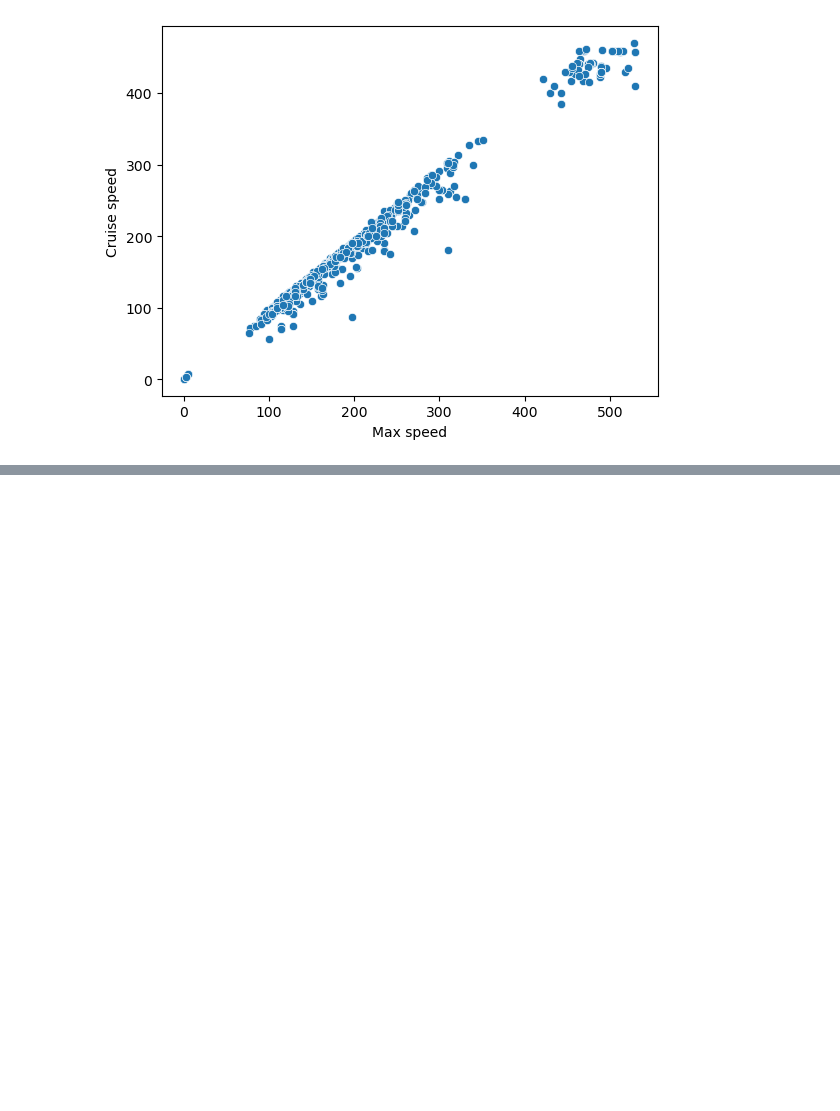
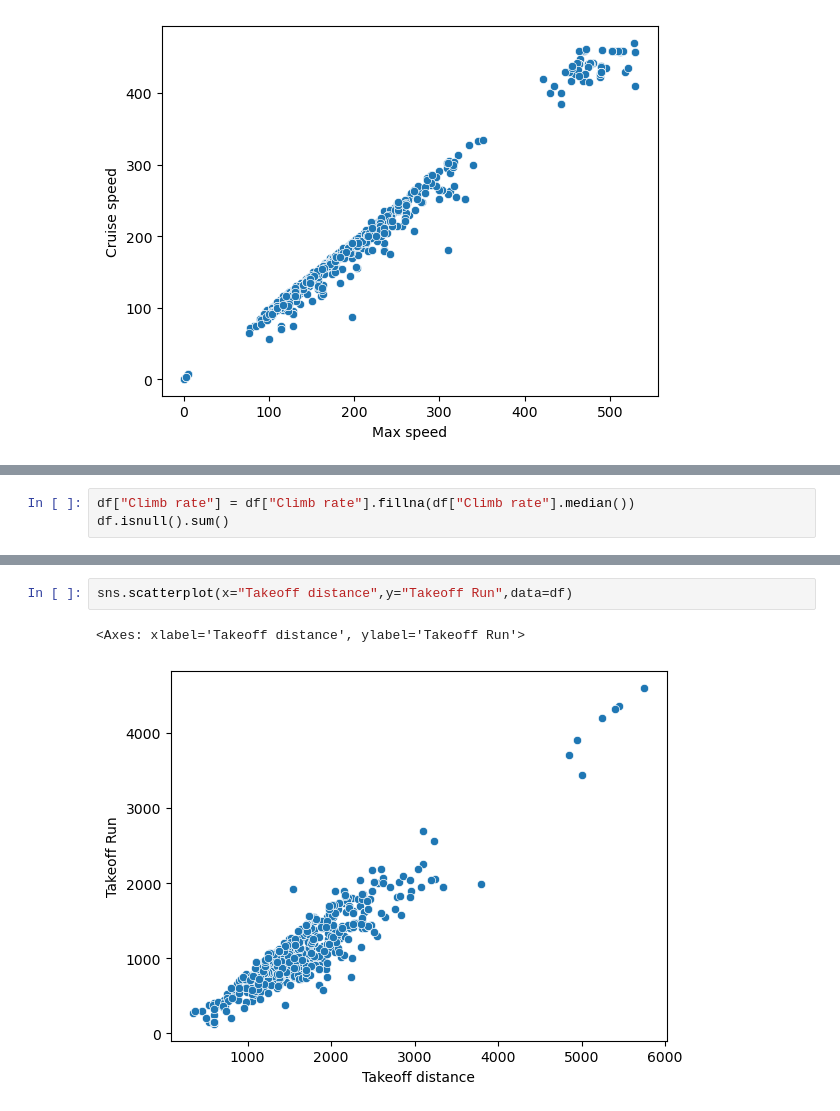
Before and after one commit to Malavikajaganathann/Python-Projects, a Jupyter notebook: Aircraft project.ipynb, the cells around one changed output, grey strips where cells are left out. Cells and saved outputs as stored; diff of their text form; blank space fills up the shorter version.

```diff
--- a/Aircraft project.ipynb
+++ b/Aircraft project.ipynb
@@ -298,0 +285,3 @@ sns.histplot(df["Climb rate"],kde=True)
+# %%
+df["Climb rate"] = df["Climb rate"].fillna(df["Climb rate"].median())
+df.isnull().sum()
@@ -298,0 +305,5 @@ sns.histplot(df["Climb rate"],kde=True)
+# %%
+sns.scatterplot(x="Takeoff distance",y="Takeoff Run",data=df)
+# %% [output]
+<Axes: xlabel='Takeoff distance', ylabel='Takeoff Run'>
+[figure, added]
```
Also changed, not shown: parts of 32 cells of this notebook.
